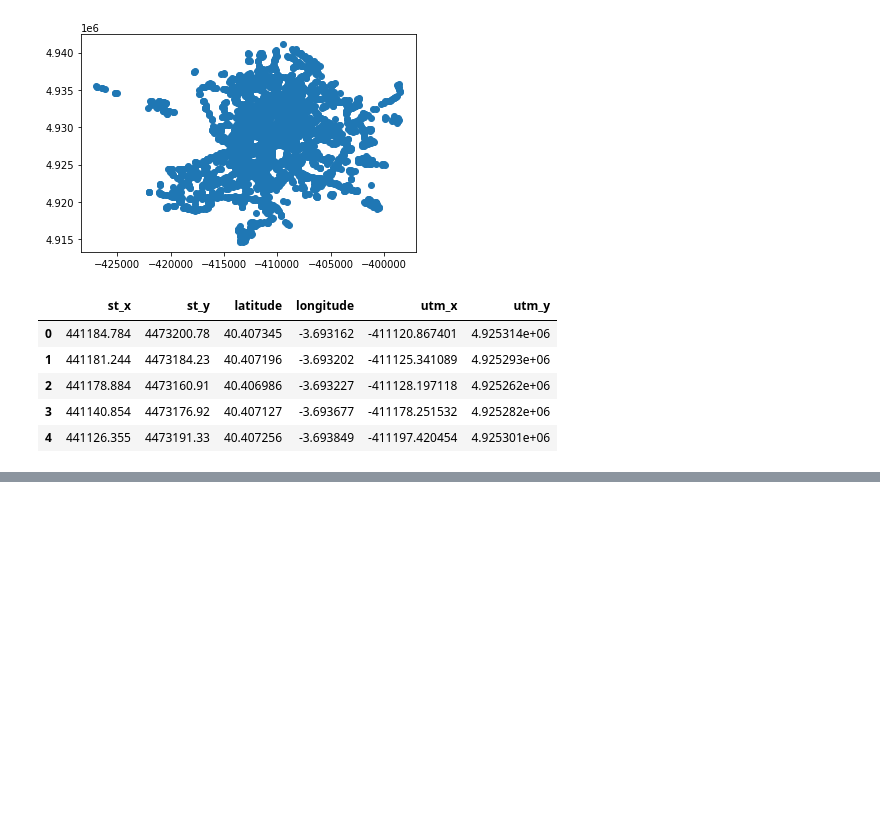
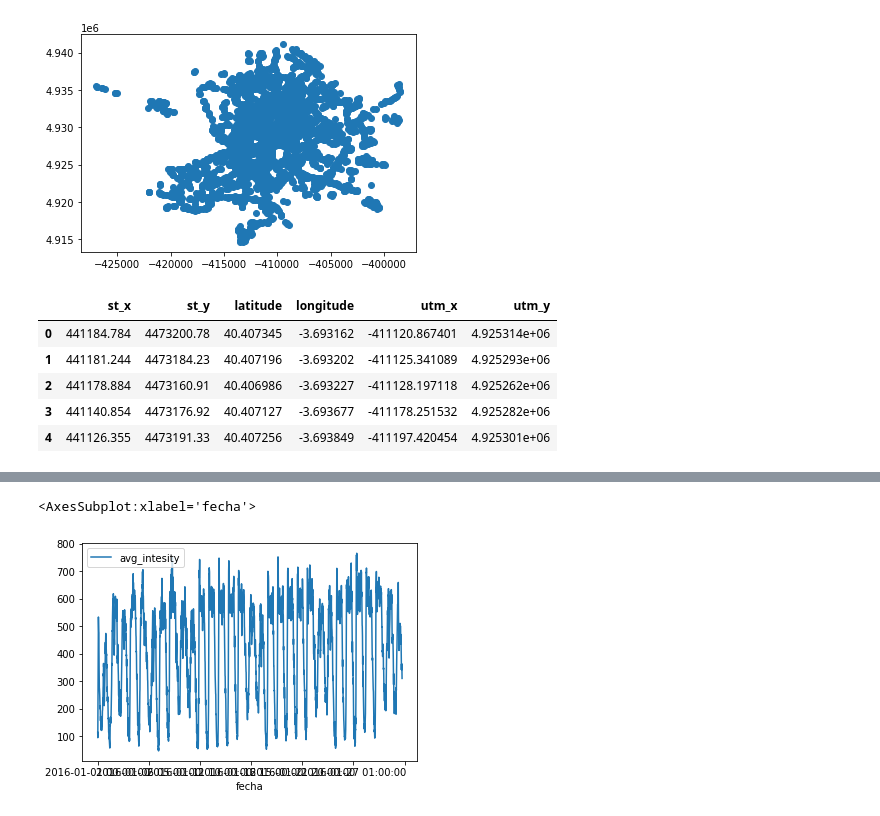
Before and after one commit to Pheithar/socialdata_madridcentral, a Jupyter notebook: traffic.ipynb, the cells around one changed output, grey strips where cells are left out. Saved outputs shown, nothing was run; the diff lists cells and outputs as text; code cells hidden in the pictures; blank space fills up the shorter version.

```diff
--- a/traffic.ipynb
+++ b/traffic.ipynb
@@ -132,3 +136,6 @@ show(p)
 # %% [output]
 [interactive output not drawn]
 [interactive output not drawn]
+# %%
+inside_mc = traffic_points[points_in_path_mask].sample(20).reset_index(drop=True)
+inside_mc
@@ -134,0 +271,3 @@ show(p)
+# %%
+measure_inside_mc = jan_2016[jan_2016["idelem"].isin(inside_mc["idelem"])].reset_index(drop=True)
+measure_inside_mc
@@ -134,0 +288,5 @@ show(p)
+# %%
+measure_inside_mc.groupby("fecha").agg(avg_intesity=("intensidad", "mean")).plot()
+# %% [output]
+<AxesSubplot:xlabel='fecha'>
+[figure, added]
```
Also changed, not shown: parts of 34 cells of this notebook.
